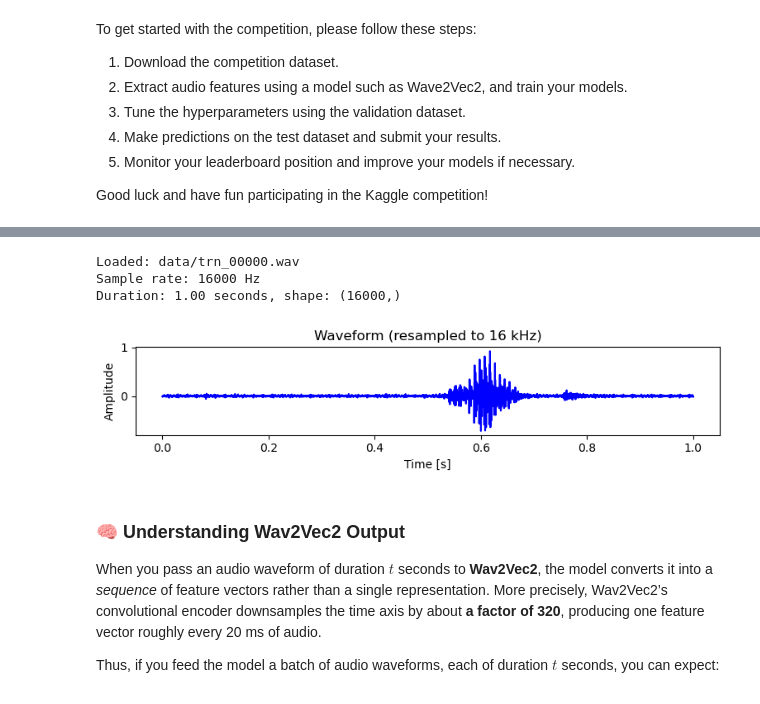
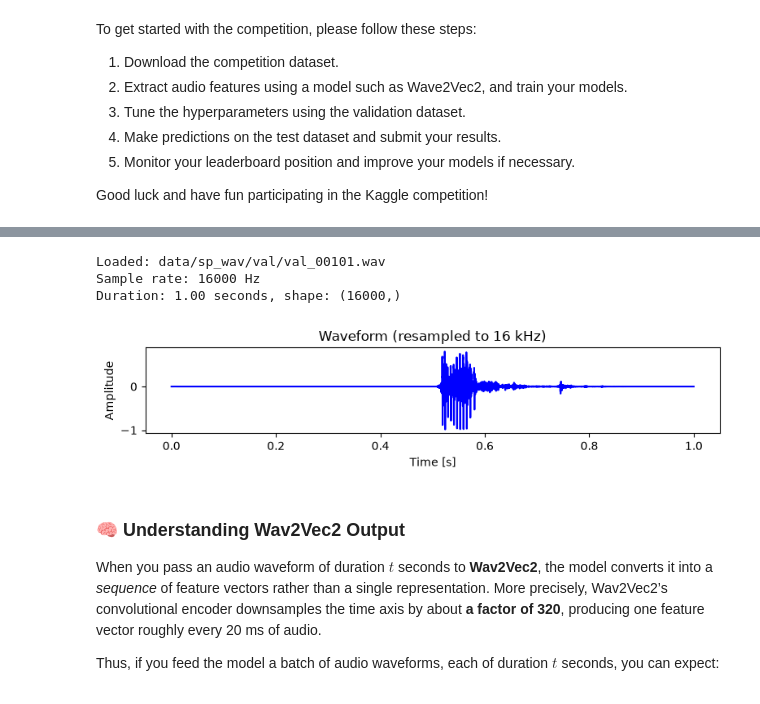
Before and after one commit to sche0151/ECE4179_Assignment_Notebooks, a Jupyter notebook: Q5_SCR_Starter_Code.ipynb, the cells around one changed output, grey strips where cells are left out. Cells and saved outputs as stored; diff of their text form; code cells hidden in the pictures.

```diff
--- a/Q5_SCR_Starter_Code.ipynb
+++ b/Q5_SCR_Starter_Code.ipynb
@@ -168,31 +176,31 @@ Wav2Vec2Model(
 # %%
 # --- Reading an audio file for Wav2Vec2 ---
 
 
 # Most speech models (Wav2Vec2, HuBERT, Whisper) expect mono 16 kHz audio
 TARGET_SR = 16000
 
-wav_path = "data/trn_00000.wav"  # Example file path
+wav_path = "data/sp_wav/val/val_00101.wav"  # Example file path
 # Load an audio file and resample to 16 kHz
 audio, sr = librosa.load(wav_path, sr=TARGET_SR, mono=True)
 
 print(f"Loaded: {wav_path}")
 print(f"Sample rate: {sr} Hz")
 print(f"Duration: {len(audio)/sr:.2f} seconds, shape: {audio.shape}")
 
 # Optional: visualize the waveform
 plt.figure(figsize=(8, 2))
 plt.plot(np.linspace(0, len(audio)/sr, len(audio)), audio, color='blue')
 plt.title("Waveform (resampled to 16 kHz)")
 plt.xlabel("Time [s]")
 plt.ylabel("Amplitude")
 plt.tight_layout()
 plt.show()
 # %% [output]
-Loaded: data/trn_00000.wav
+Loaded: data/sp_wav/val/val_00101.wav
 Sample rate: 16000 Hz
 Duration: 1.00 seconds, shape: (16000,)
-[figure, old version]
+[figure, new version]
 # %%
 # Convert the waveform into model-ready tensors
 inputs = wav_processor(
```
Also changed, not shown: parts of 12 cells of this notebook, 14 other files.
